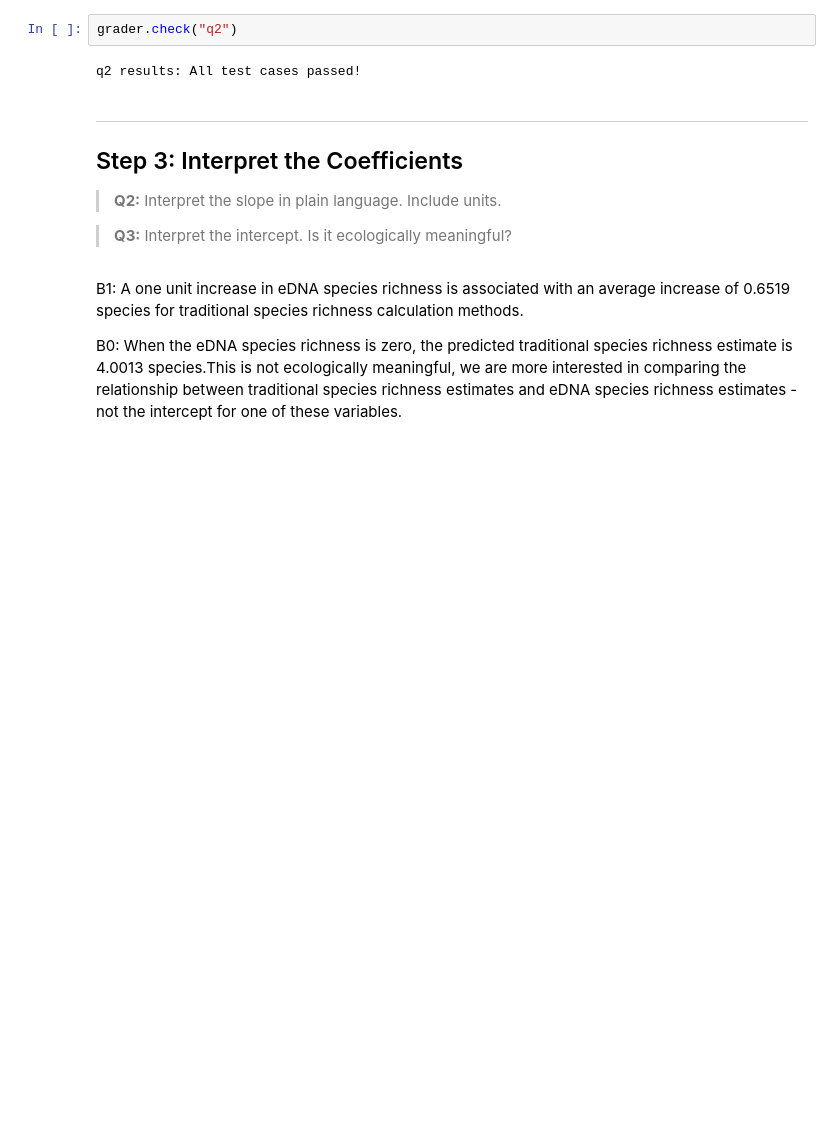
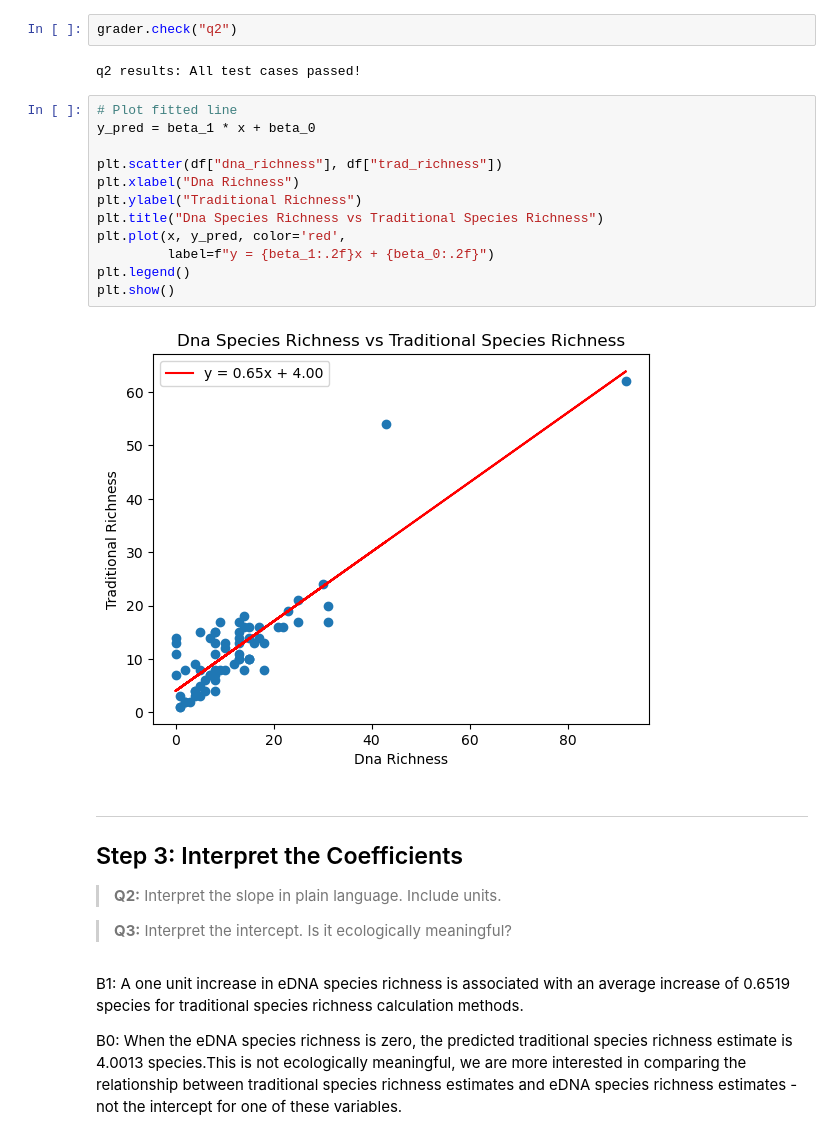
Before and after one commit to richardmonteslemus/assignment-1, a Jupyter notebook: task2/hw1-task2.ipynb, the cells around one changed output. Saved outputs shown, nothing was run; the diff lists cells and outputs as text; blank space fills up the shorter version.

```diff
--- a/task2/hw1-task2.ipynb
+++ b/task2/hw1-task2.ipynb
@@ -99,6 +99,20 @@ print(f"\u03b2\u2080     = {beta_0:.4f}")
 grader.check("q2")
 # %% [output]
 q2 results: All test cases passed!
+# %%
+# Plot fitted line
+y_pred = beta_1 * x + beta_0
+
+plt.scatter(df["dna_richness"], df["trad_richness"])
+plt.xlabel("Dna Richness")
+plt.ylabel("Traditional Richness")
+plt.title("Dna Species Richness vs Traditional Species Richness")
+plt.plot(x, y_pred, color='red',
+         label=f"y = {beta_1:.2f}x + {beta_0:.2f}")
+plt.legend()
+plt.show()
+# %% [output]
+[figure, added]
 # %% [markdown]
 <!-- BEGIN QUESTION -->
 
```
Also changed, not shown: parts of 2 cells of this notebook, 2 other files.
